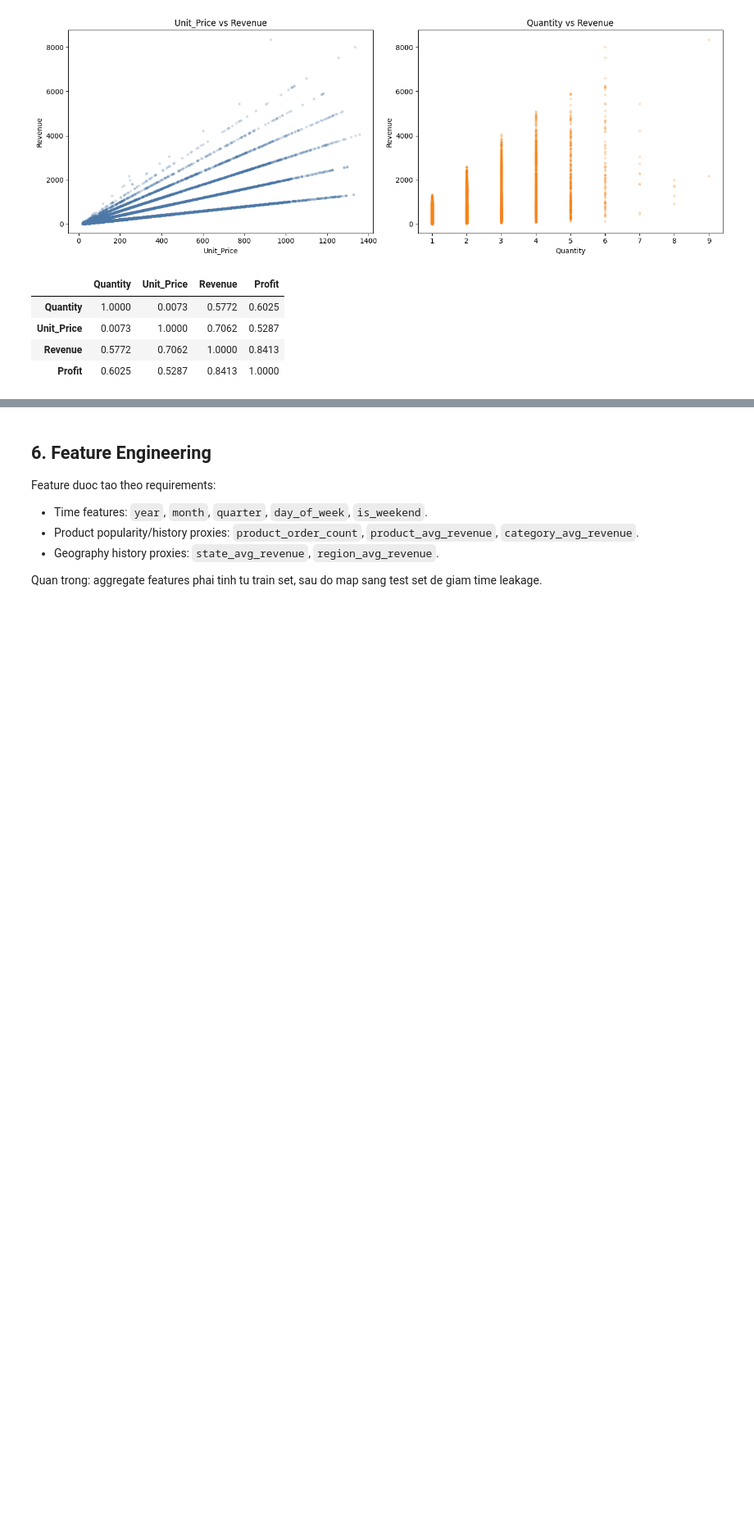
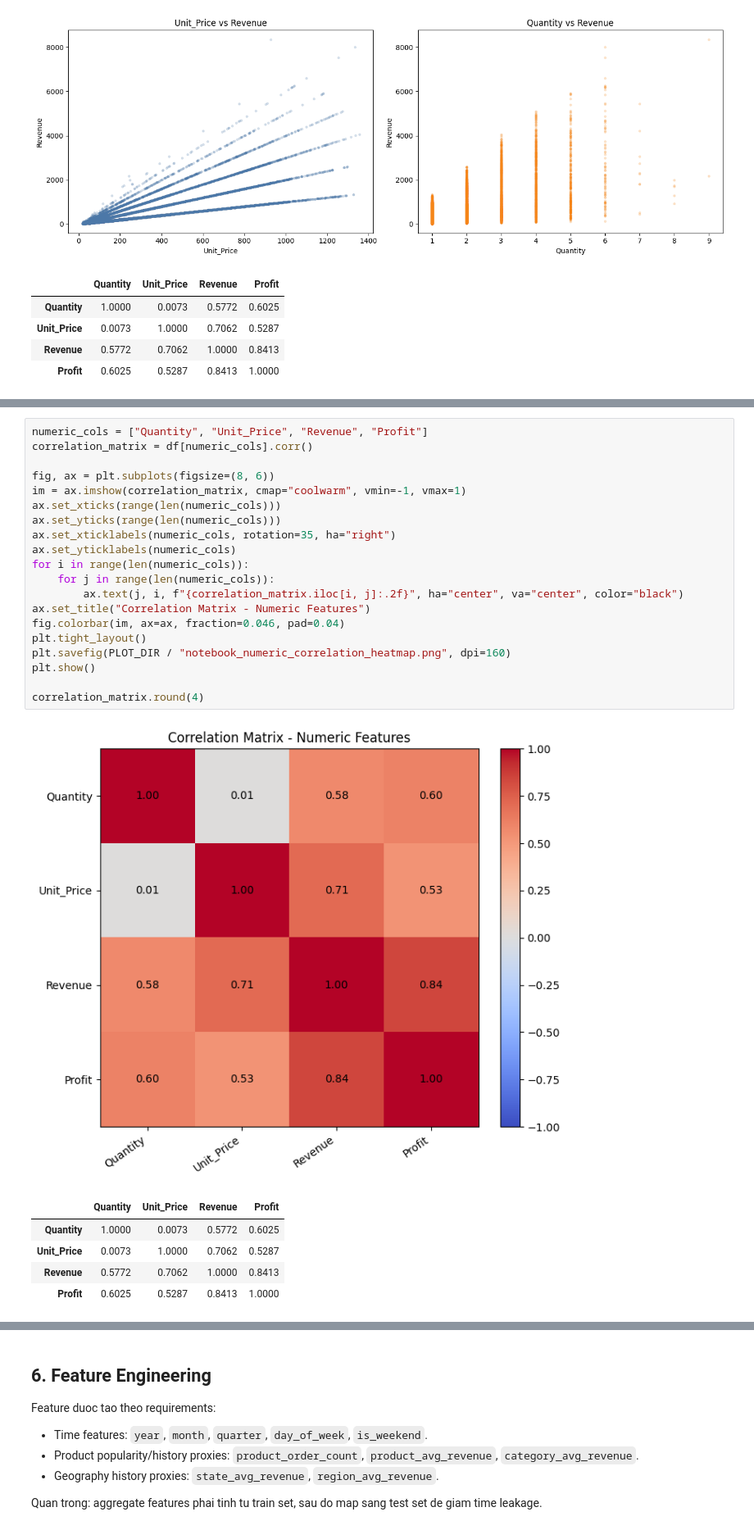
Before and after one commit to QuangManhAI/lab02-machine-learning, a Jupyter notebook: notebooks/product_sales_prediction_complete.ipynb, the cells around one changed output, grey strips where cells are left out. Shown at 82% size. Cells and saved outputs as stored; diff of their text form; blank space fills up the shorter version.

```diff
--- a/notebooks/product_sales_prediction_complete.ipynb
+++ b/notebooks/product_sales_prediction_complete.ipynb
@@ -449,0 +493,27 @@ display(df[["Quantity", "Unit_Price", "Revenue", "Profit"]].corr().round(4))
+# %%
+numeric_cols = ["Quantity", "Unit_Price", "Revenue", "Profit"]
+correlation_matrix = df[numeric_cols].corr()
+
+fig, ax = plt.subplots(figsize=(8, 6))
+im = ax.imshow(correlation_matrix, cmap="coolwarm", vmin=-1, vmax=1)
+ax.set_xticks(range(len(numeric_cols)))
+ax.set_yticks(range(len(numeric_cols)))
+ax.set_xticklabels(numeric_cols, rotation=35, ha="right")
+ax.set_yticklabels(numeric_cols)
+for i in range(len(numeric_cols)):
+    for j in range(len(numeric_cols)):
+        ax.text(j, i, f"{correlation_matrix.iloc[i, j]:.2f}", ha="center", va="center", color="black")
+ax.set_title("Correlation Matrix - Numeric Features")
+fig.colorbar(im, ax=ax, fraction=0.046, pad=0.04)
+plt.tight_layout()
+plt.savefig(PLOT_DIR / "notebook_numeric_correlation_heatmap.png", dpi=160)
+plt.show()
+
+correlation_matrix.round(4)
+# %% [output]
+[figure, added]
+|  | Quantity | Unit_Price | Revenue | Profit |
+| Quantity | 1.0000 | 0.0073 | 0.5772 | 0.6025 |
+| Unit_Price | 0.0073 | 1.0000 | 0.7062 | 0.5287 |
+| Revenue | 0.5772 | 0.7062 | 1.0000 | 0.8413 |
+| Profit | 0.6025 | 0.5287 | 0.8413 | 1.0000 |
```
Also changed, not shown: parts of 14 cells of this notebook, 11 other files.
